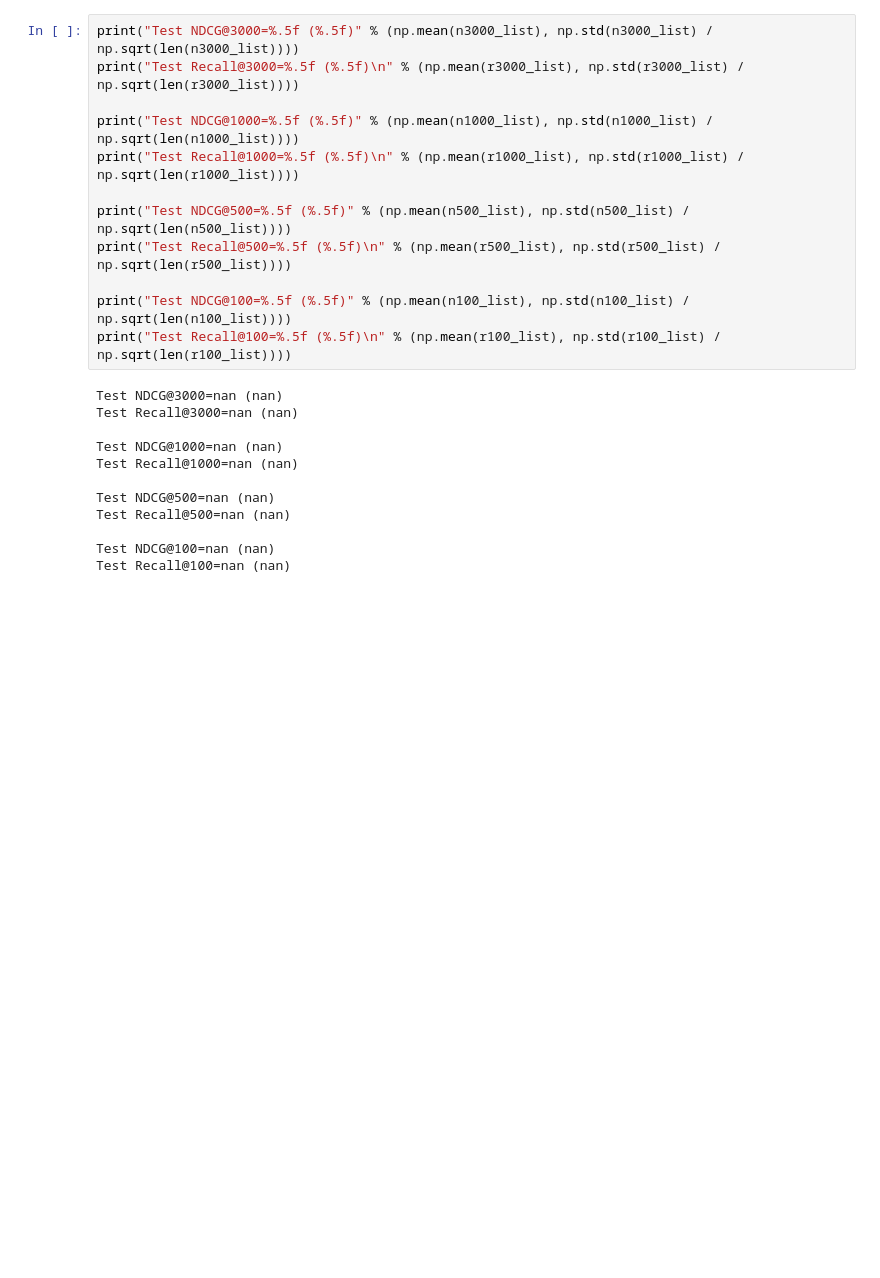
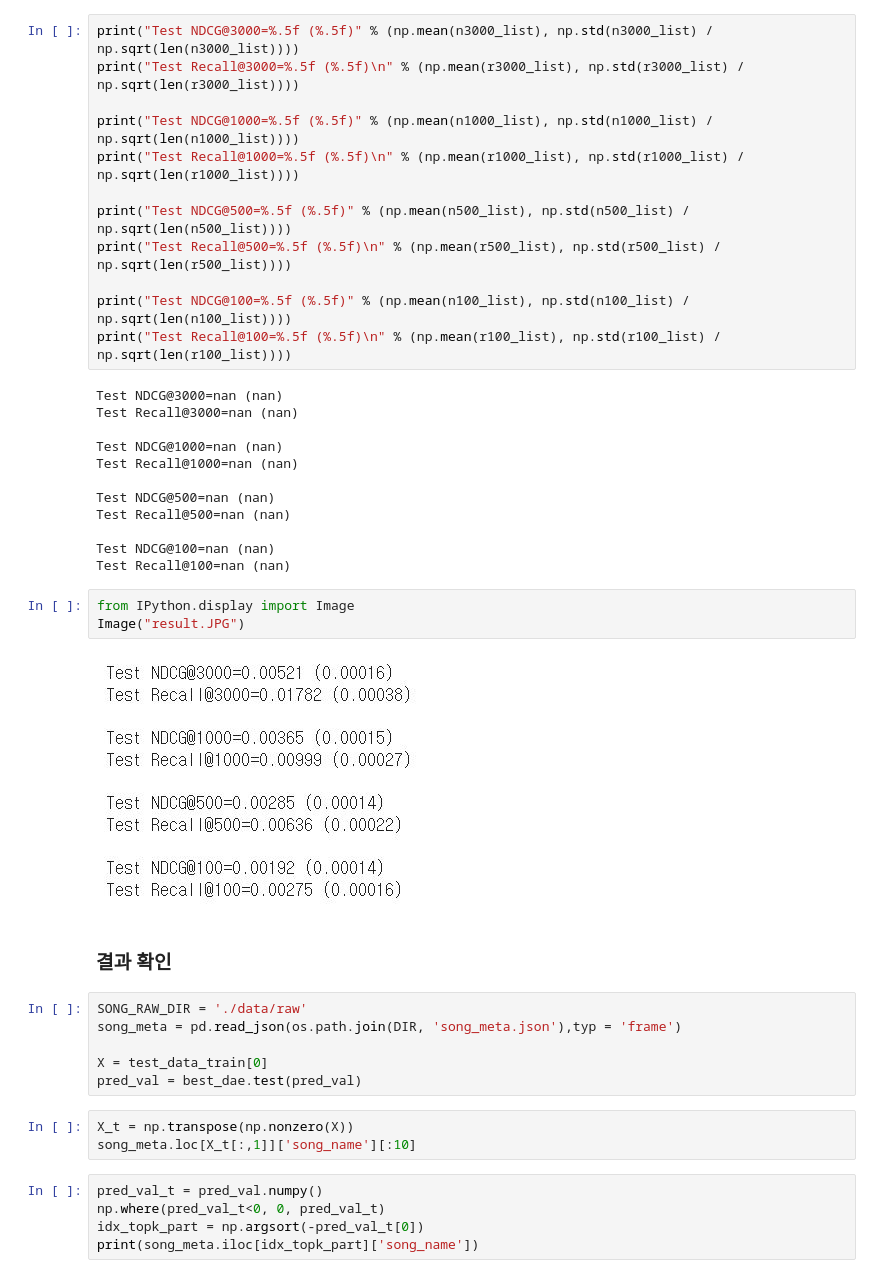
Before and after one commit to soeunk37/MERONA_kakao_arena, a Jupyter notebook: songs/songs.ipynb, the cells around one changed output. Cells and saved outputs as stored; diff of their text form; blank space fills up the shorter version.

```diff
--- a/songs/songs.ipynb
+++ b/songs/songs.ipynb
@@ -372,3 +444,24 @@ Test Recall@500=nan (nan)
 
 Test NDCG@100=nan (nan)
 Test Recall@100=nan (nan)
+# %%
+from IPython.display import Image
+Image("result.JPG")
+# %% [output]
+[figure, added]
+# %% [markdown]
+### 결과 확인
+# %%
+SONG_RAW_DIR = './data/raw'
+song_meta = pd.read_json(os.path.join(DIR, 'song_meta.json'),typ = 'frame')
+
+X = test_data_train[0]
+pred_val = best_dae.test(pred_val)
+# %%
+X_t = np.transpose(np.nonzero(X))
+song_meta.loc[X_t[:,1]]['song_name'][:10]
+# %%
+pred_val_t = pred_val.numpy()
+np.where(pred_val_t<0, 0, pred_val_t)
+idx_topk_part = np.argsort(-pred_val_t[0])
+print(song_meta.iloc[idx_topk_part]['song_name'])
```
Also changed, not shown: parts of 18 cells of this notebook, 1 other file.
